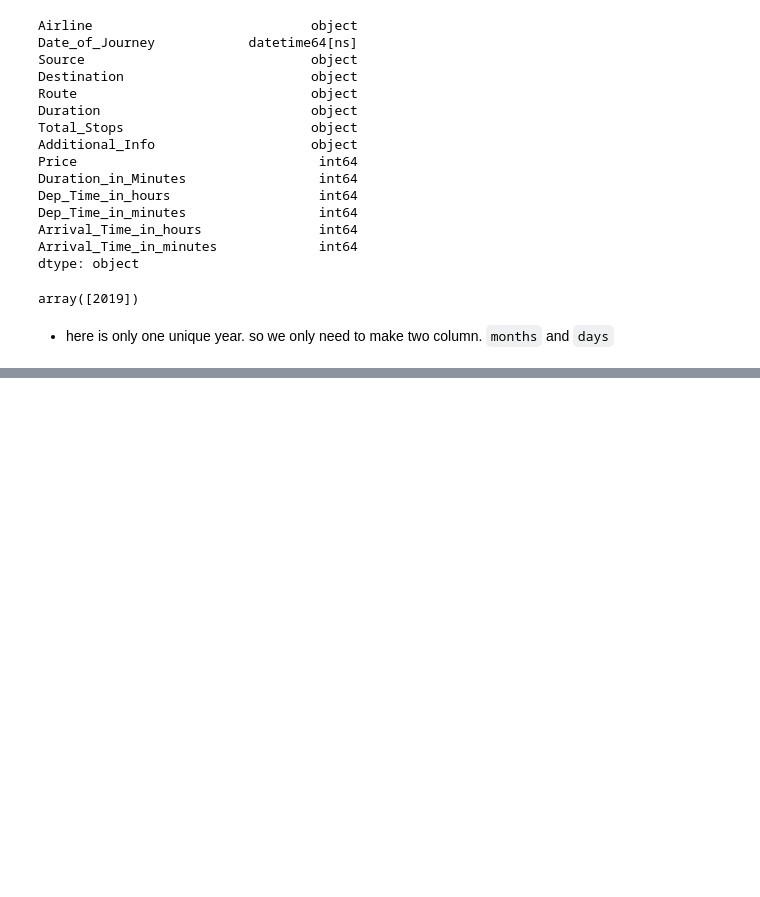
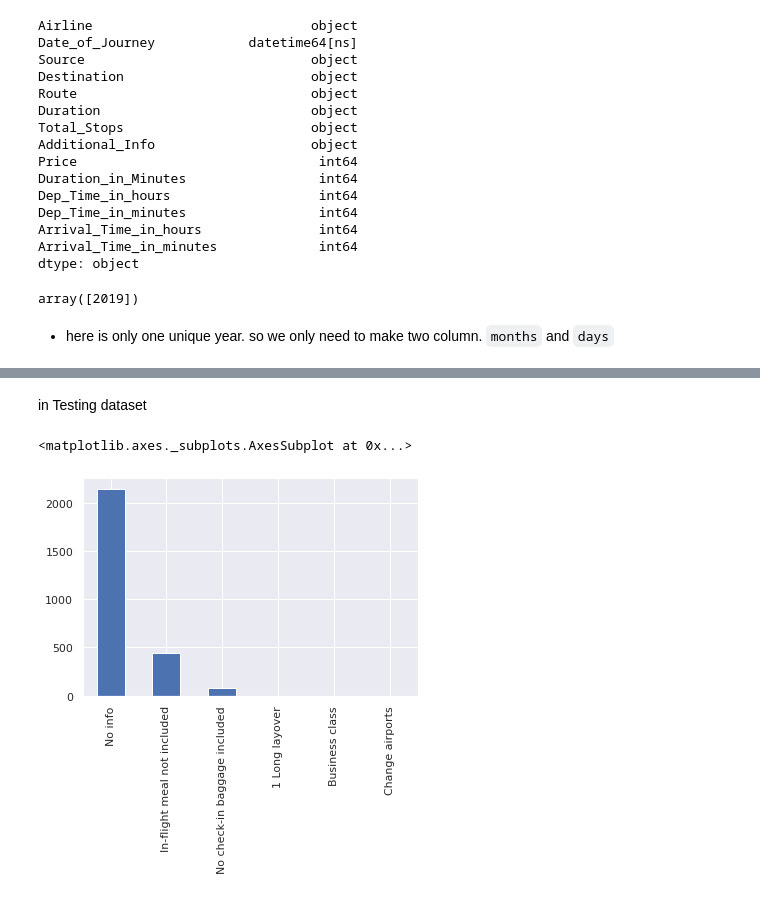
Before and after one commit to AzadMehedi/ML-Projects, a Jupyter notebook: Predict_The_Flight_Ticket_Price.ipynb, the cells around one changed output, grey strips where cells are left out. Cells and saved outputs as stored; diff of their text form; code cells hidden in the pictures; blank space fills up the shorter version.

```diff
--- a/Predict_The_Flight_Ticket_Price.ipynb
+++ b/Predict_The_Flight_Ticket_Price.ipynb
@@ -589,0 +609,4 @@ df.head()
+# %%
+# converting dtype of Date_of_Journey into datetime
+df1['Date_of_Journey'] = pd.to_datetime(df1['Date_of_Journey'])
+df1.dtypes
@@ -589,0 +633,7 @@ df.head()
+# %%
+# extracting day and month column from Date_of_Journey column
+df1['Day'] = df1['Date_of_Journey'].dt.day
+df1['Month'] = df1['Date_of_Journey'].dt.month
+# Dring the Date_of_Journey column
+df1.drop(['Date_of_Journey'], axis=1, inplace=True)
+df1.head()
@@ -589,0 +695,7 @@ df.head()
+# %% [markdown]
+in Testing dataset
+# %%
+df1['Additional_Info'].value_counts().plot(kind='bar')
+# %% [output]
+<matplotlib.axes._subplots.AxesSubplot at 0x...>
+[figure, added]
```
Also changed, not shown: parts of 14 cells of this notebook.
